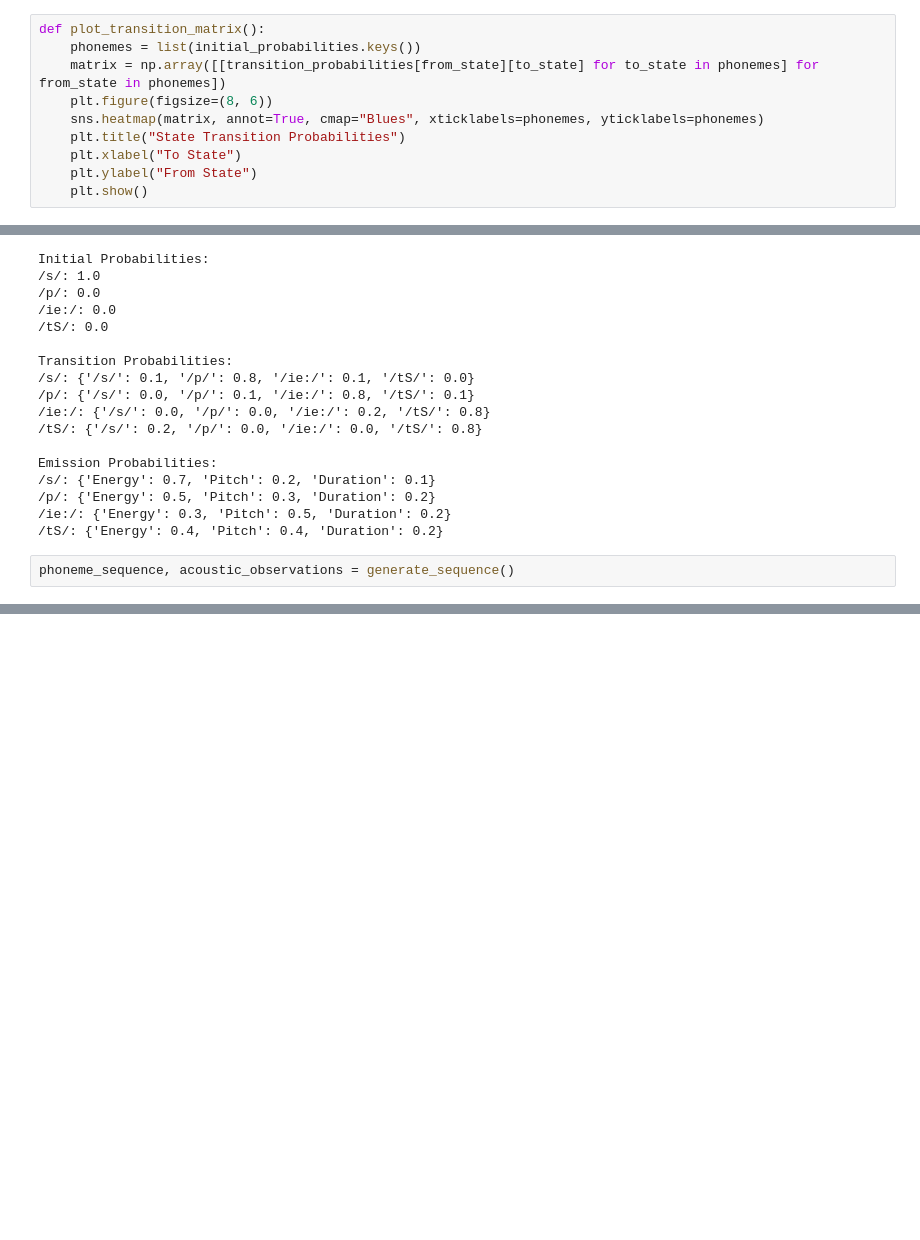
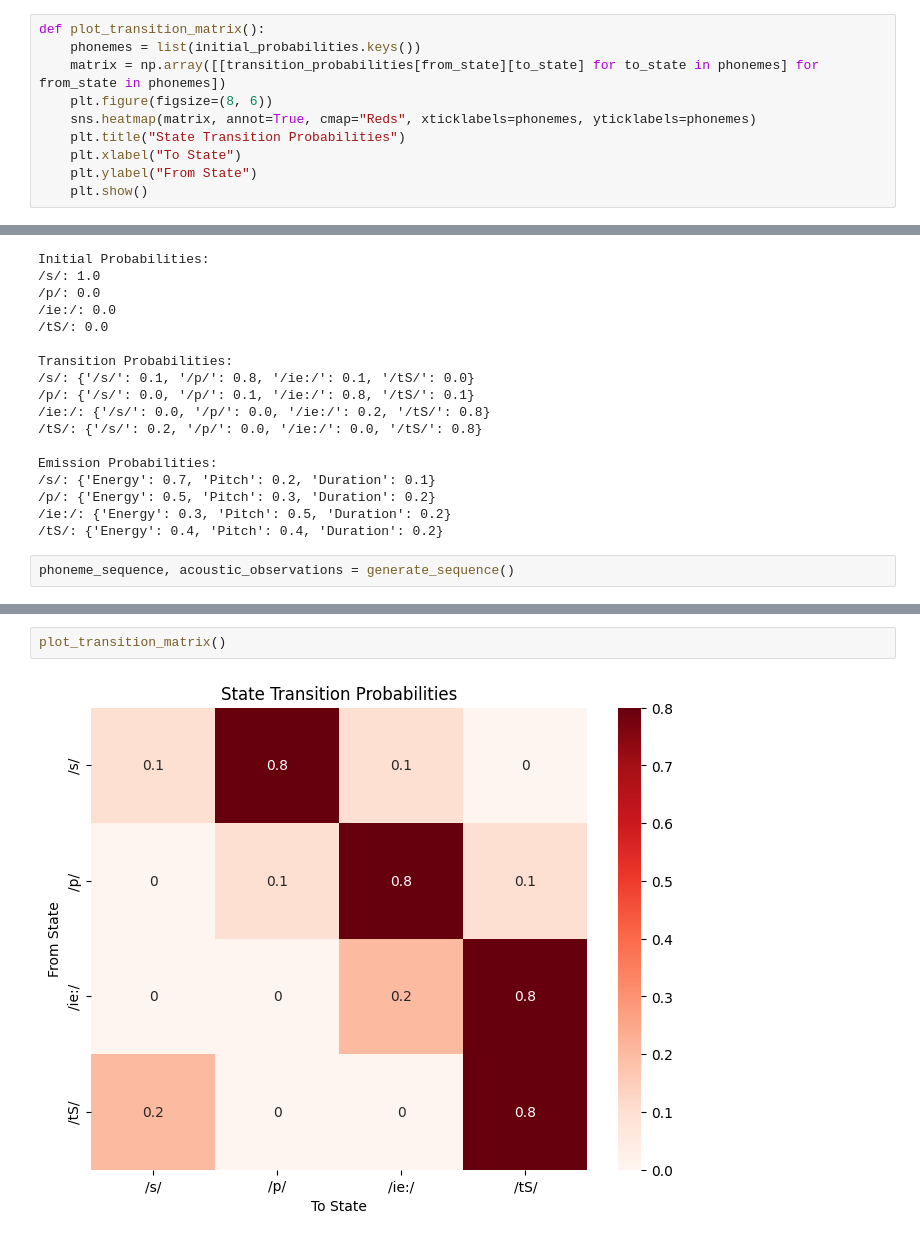
Before and after one commit to noelmt7/Speech_Recognition, a Jupyter notebook: 2348538_LAB7_HMM.ipynb, the cells around one changed output, grey strips where cells are left out. Cells and saved outputs as stored; diff of their text form; blank space fills up the shorter version.

```diff
--- a/2348538_LAB7_HMM.ipynb
+++ b/2348538_LAB7_HMM.ipynb
@@ -56,7 +56,7 @@ def plot_transition_matrix():
     phonemes = list(initial_probabilities.keys())
     matrix = np.array([[transition_probabilities[from_state][to_state] for to_state in phonemes] for from_state in phonemes])
     plt.figure(figsize=(8, 6))
-    sns.heatmap(matrix, annot=True, cmap="Blues", xticklabels=phonemes, yticklabels=phonemes)
+    sns.heatmap(matrix, annot=True, cmap="Reds", xticklabels=phonemes, yticklabels=phonemes)
     plt.title("State Transition Probabilities")
     plt.xlabel("To State")
     plt.ylabel("From State")
@@ -112,0 +113,4 @@ Generated Acoustic Observations: ['Pitch', 'Energy', 'Pitch', 'Duration']
+# %%
+plot_transition_matrix()
+# %% [output]
+[figure, added]
```
Also changed, not shown: parts of 4 cells of this notebook.
